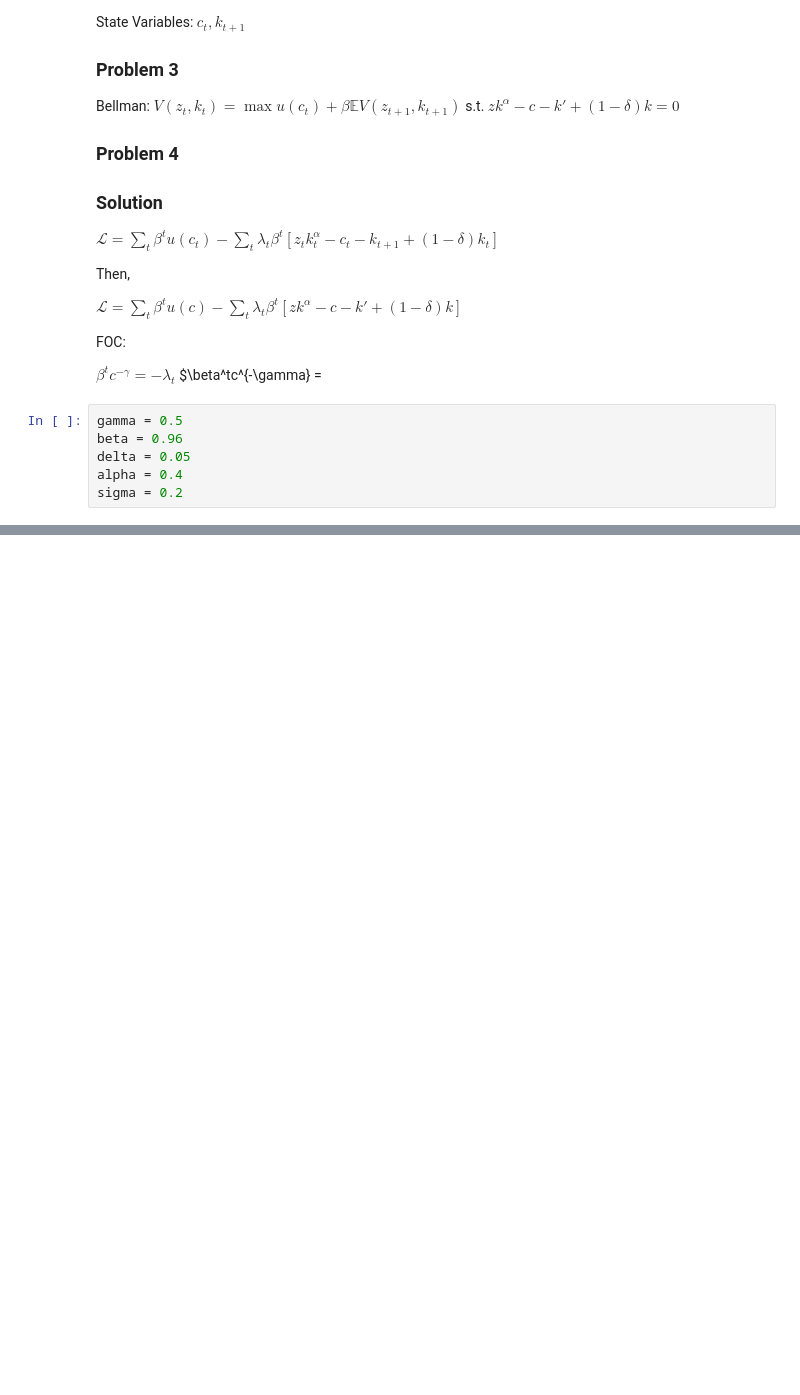
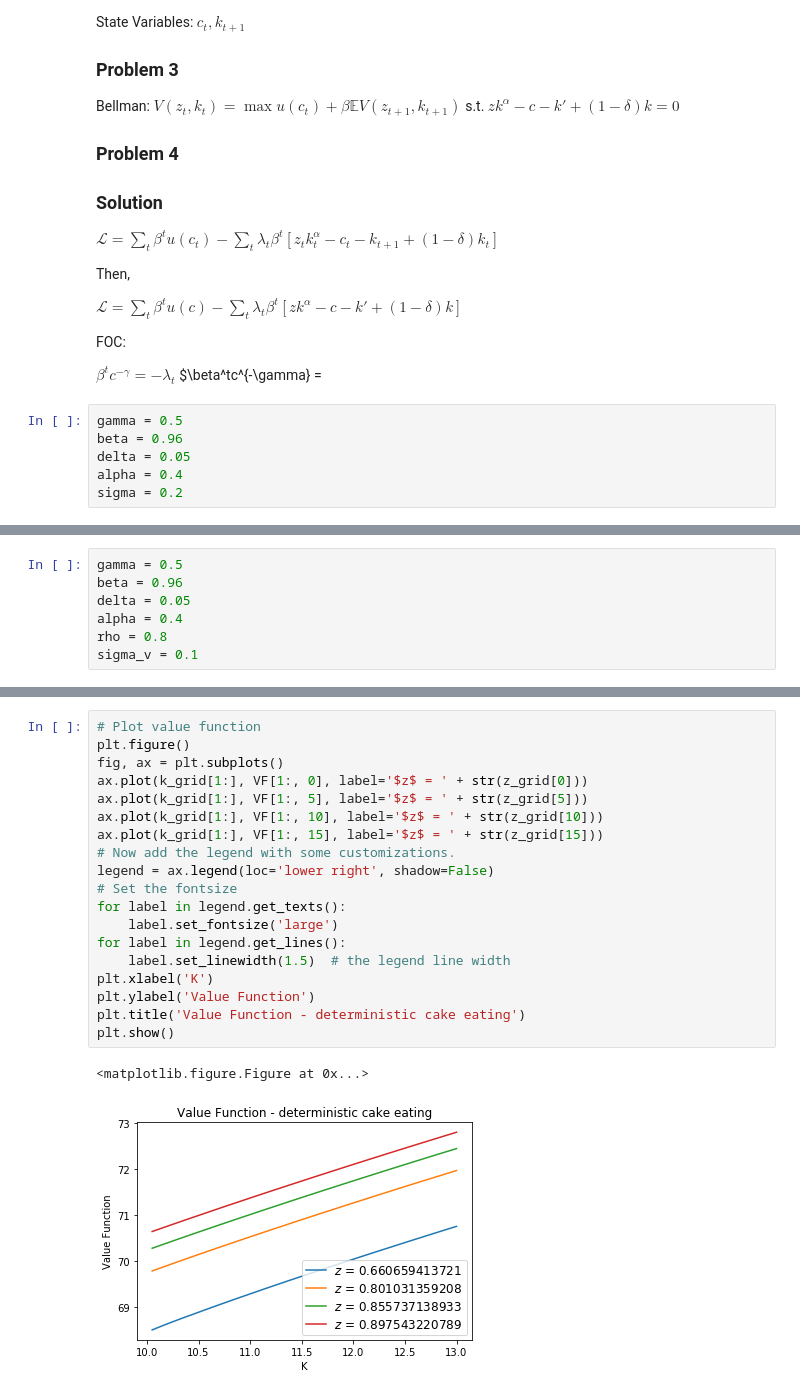
Before and after one commit to ariboyarsky/BootCamp2018, a Jupyter notebook: ProbSets/Econ/Econ Problem Set 1.ipynb, the cells around one changed output, grey strips where cells are left out. Drawn from its saved outputs; the diff is of its cells as text; blank space fills up the shorter version.

```diff
--- a/ProbSets/Econ/Econ Problem Set 1.ipynb
+++ b/ProbSets/Econ/Econ Problem Set 1.ipynb
@@ -132,0 +183,7 @@ NameError: name 'U' is not defined
+# %%
+gamma = 0.5
+beta = 0.96
+delta = 0.05
+alpha = 0.4
+rho = 0.8
+sigma_v = 0.1
@@ -132,0 +292,22 @@ NameError: name 'U' is not defined
+# %%
+# Plot value function
+plt.figure()
+fig, ax = plt.subplots()
+ax.plot(k_grid[1:], VF[1:, 0], label='$z$ = ' + str(z_grid[0]))
+ax.plot(k_grid[1:], VF[1:, 5], label='$z$ = ' + str(z_grid[5]))
+ax.plot(k_grid[1:], VF[1:, 10], label='$z$ = ' + str(z_grid[10]))
+ax.plot(k_grid[1:], VF[1:, 15], label='$z$ = ' + str(z_grid[15]))
+# Now add the legend with some customizations.
+legend = ax.legend(loc='lower right', shadow=False)
+# Set the fontsize
+for label in legend.get_texts():
+    label.set_fontsize('large')
+for label in legend.get_lines():
+    label.set_linewidth(1.5)  # the legend line width
+plt.xlabel('K')
+plt.ylabel('Value Function')
+plt.title('Value Function - deterministic cake eating')
+plt.show()
+# %% [output]
+<matplotlib.figure.Figure at 0x...>
+[figure, added]
```
Also changed, not shown: parts of 24 cells of this notebook, 1 other file.
